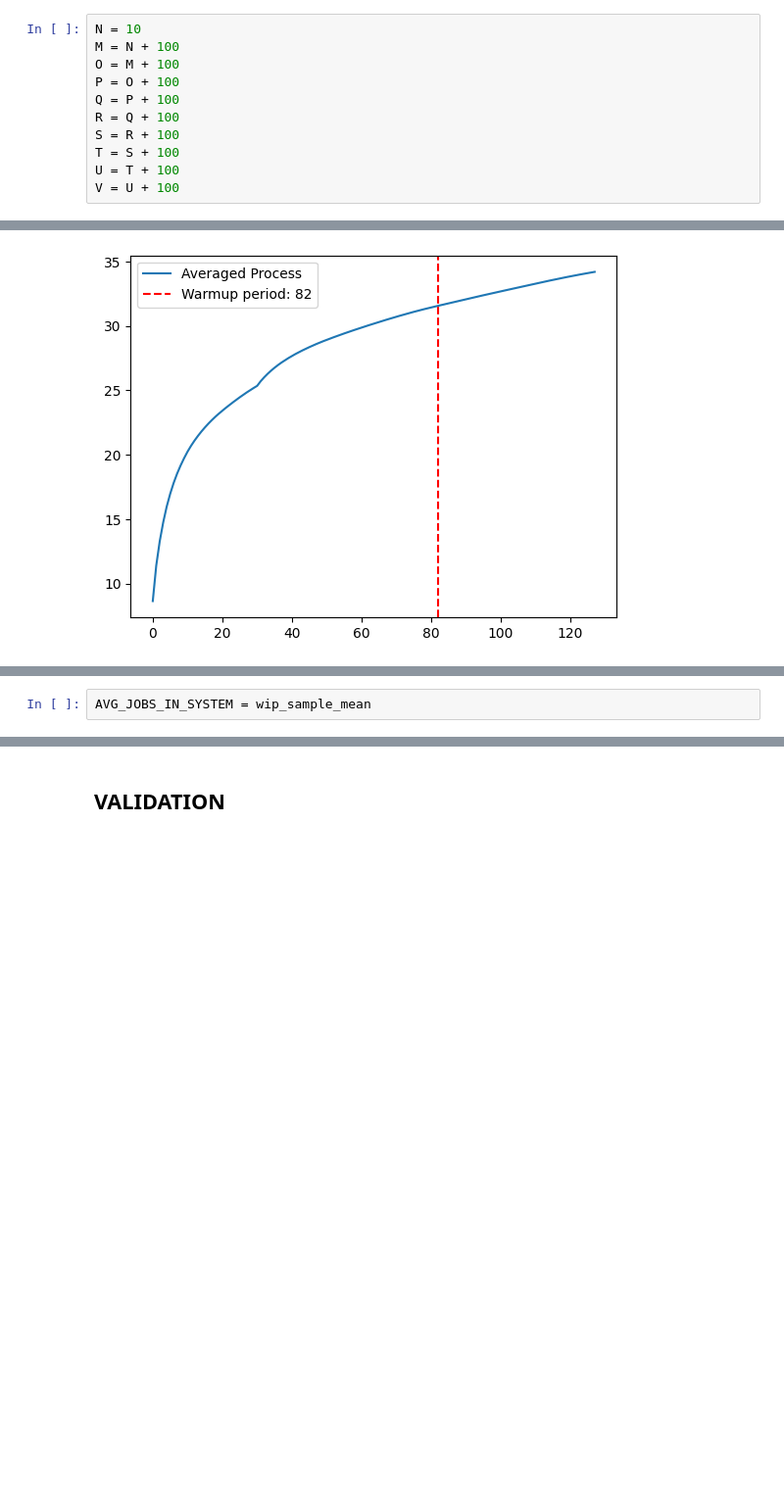
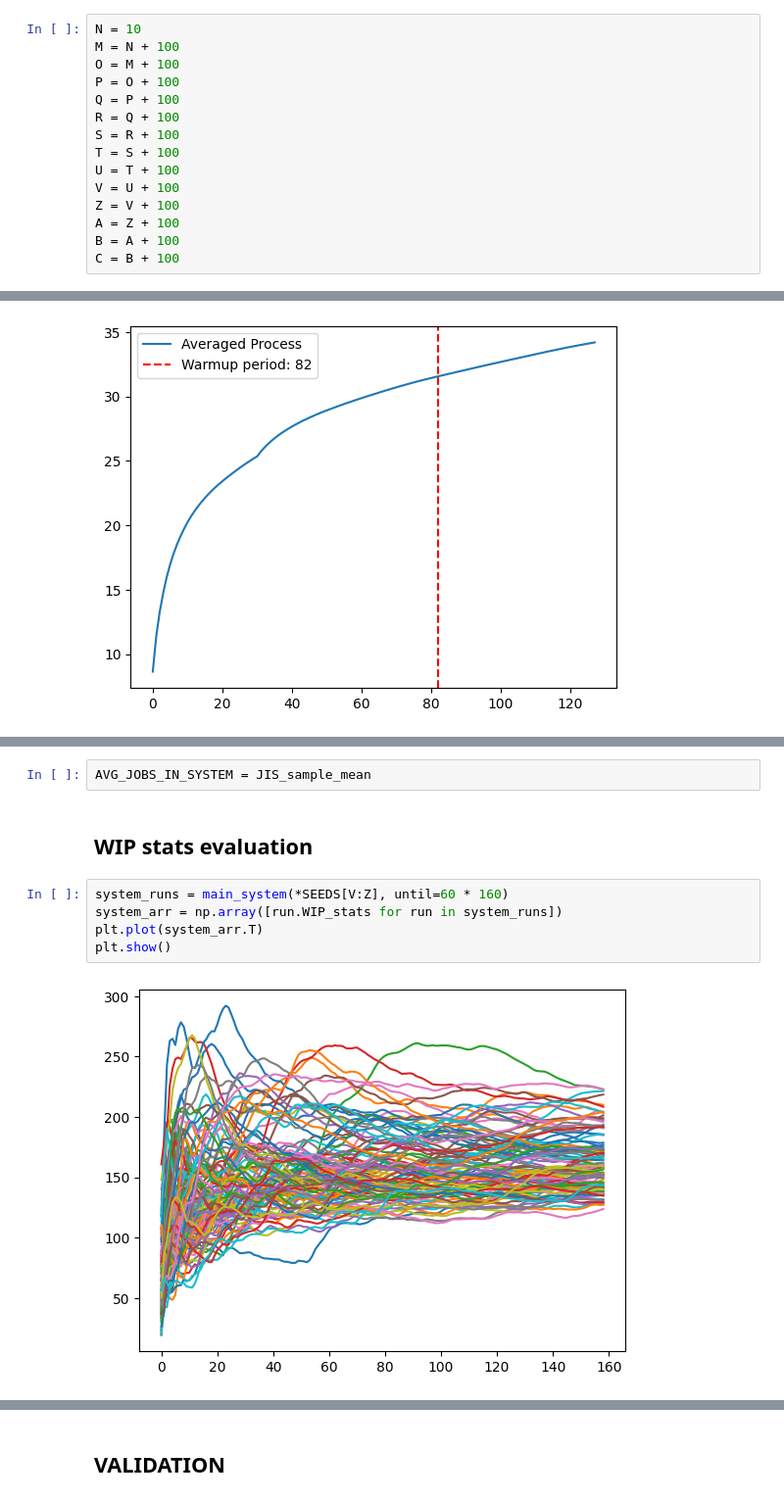
Before and after one commit to alessiacorni/Production_System, a Jupyter notebook: push_system/production_system.ipynb, the cells around one changed output, grey strips where cells are left out. Shown at 98% size. Saved outputs shown, nothing was run; the diff lists cells and outputs as text; blank space fills up the shorter version.

```diff
--- a/push_system/production_system.ipynb
+++ b/push_system/production_system.ipynb
@@ -174,4 +192,8 @@ S = R + 100
 T = S + 100
 U = T + 100
 V = U + 100
+Z = V + 100
+A = Z + 100
+B = A + 100
+C = B + 100
 # %%
@@ -562,4 +580,13 @@ Half Interval: 1.49
 Confidence Interval [alpha=0.05]: (31.75, 34.74)
 Relative Error: 4.49%
 # %%
-AVG_JOBS_IN_SYSTEM = wip_sample_mean
+AVG_JOBS_IN_SYSTEM = JIS_sample_mean
+# %% [markdown]
+## WIP stats evaluation
+# %%
+system_runs = main_system(*SEEDS[V:Z], until=60 * 160)
+system_arr = np.array([run.WIP_stats for run in system_runs])
+plt.plot(system_arr.T)
+plt.show()
+# %% [output]
+[figure, added]
```
Also changed, not shown: parts of 32 cells of this notebook, 3 other files.
